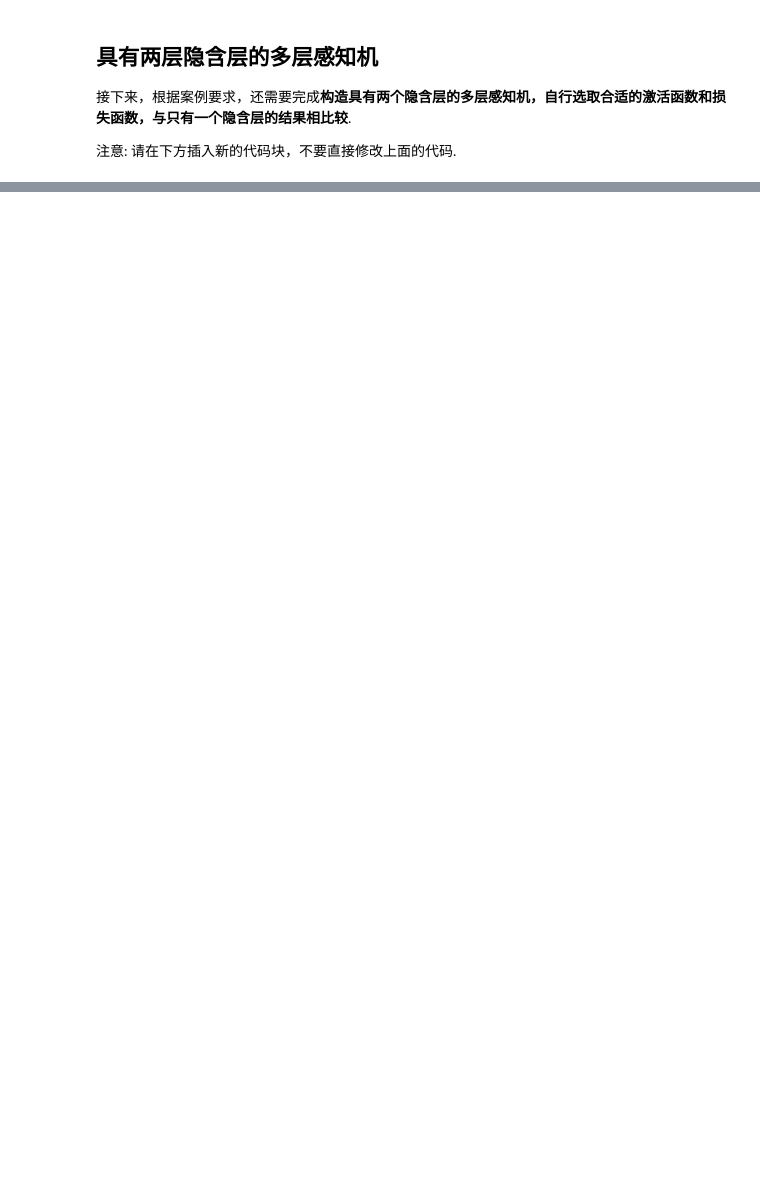
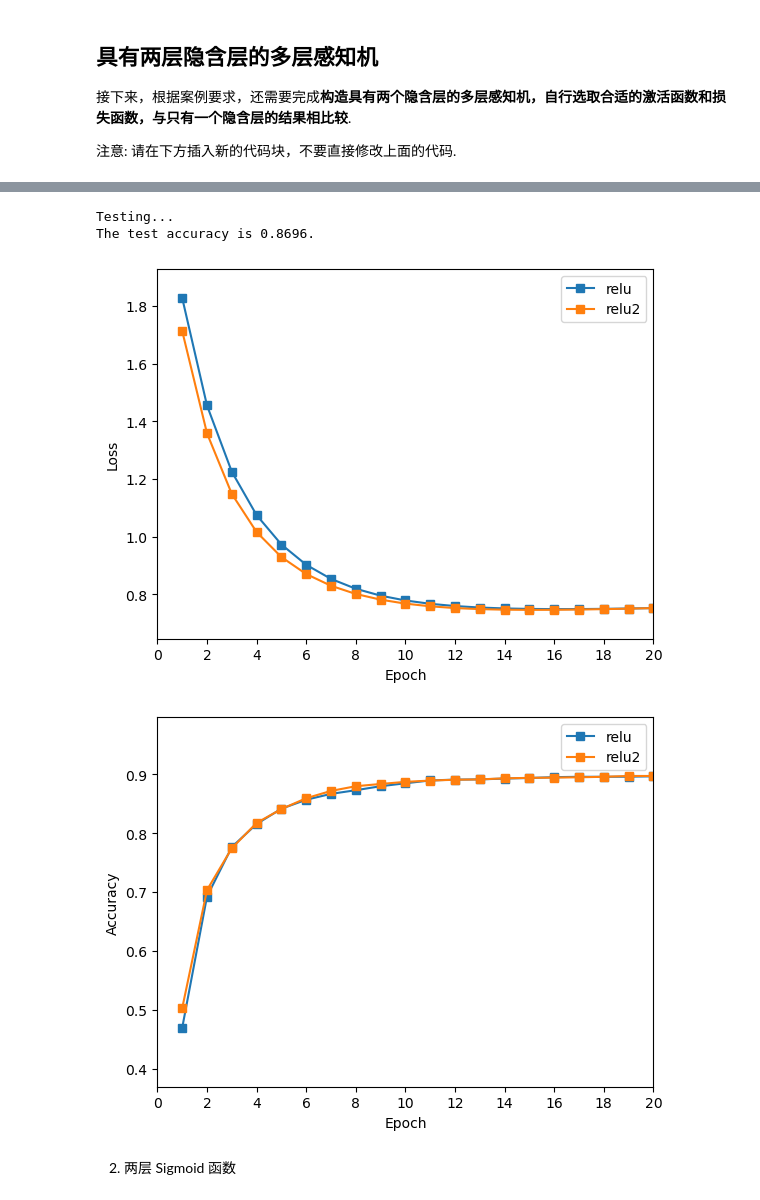
Before and after one commit to JaegerZhao/DeepLearning, a Jupyter notebook: 2 基于多层感知机的手写数字识别/mlp.ipynb, the cells around one changed output, grey strips where cells are left out. Cells and saved outputs as stored; diff of their text form; code cells hidden in the pictures; blank space fills up the shorter version.

Commit message:
DeepLearning

```diff
--- a/2 基于多层感知机的手写数字识别/mlp.ipynb
+++ b/2 基于多层感知机的手写数字识别/mlp.ipynb
@@ -261,0 +264,13 @@ plot_loss_and_acc({'Sigmoid': [sigmoid_loss, sigmoid_acc],
+# %%
+criterion = SoftmaxCrossEntropyLossLayer()
+
+sgd = SGD(learning_rate_SGD, weight_decay)
+# %%
+relu2MLP = Network()
+# 128为隐含层的神经元数目
+relu2MLP.add(FCLayer(784, 128))
+relu2MLP.add(ReLULayer())
+relu2MLP.add(ReLULayer())
+relu2MLP.add(FCLayer(128, 10))
+# %%
+relu2MLP, relu2_loss, relu2_acc = train(relu2MLP, criterion, sgd, data_train, max_epoch, batch_size, disp_freq)
@@ -261,0 +295,13 @@ plot_loss_and_acc({'Sigmoid': [sigmoid_loss, sigmoid_acc],
+# %%
+test(relu2MLP, criterion, data_test, batch_size, disp_freq)
+# %% [output]
+Testing...
+The test accuracy is 0.8696.
+# %%
+plot_loss_and_acc({'relu': [relu_loss, relu_acc],
+                   'relu2': [relu2_loss, relu2_acc]})
+# %% [output]
+[figure, added]
+[figure, added]
+# %% [markdown]
+2. 两层 Sigmoid 函数
```
Also changed, not shown: parts of 32 cells of this notebook, 2 other files.
